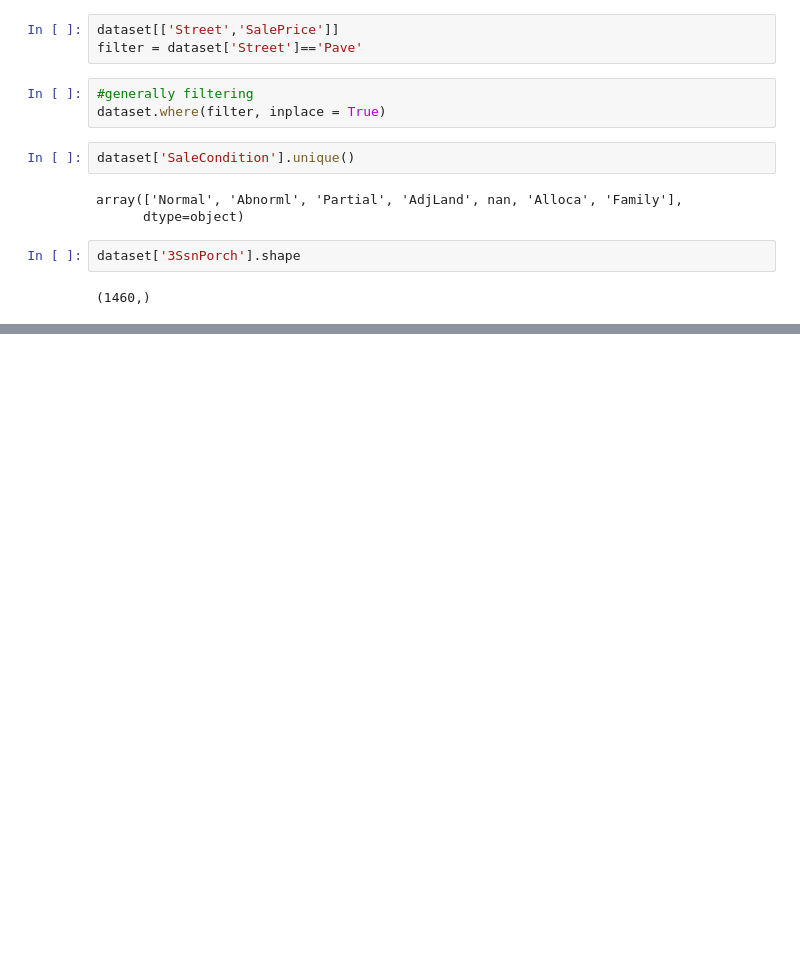
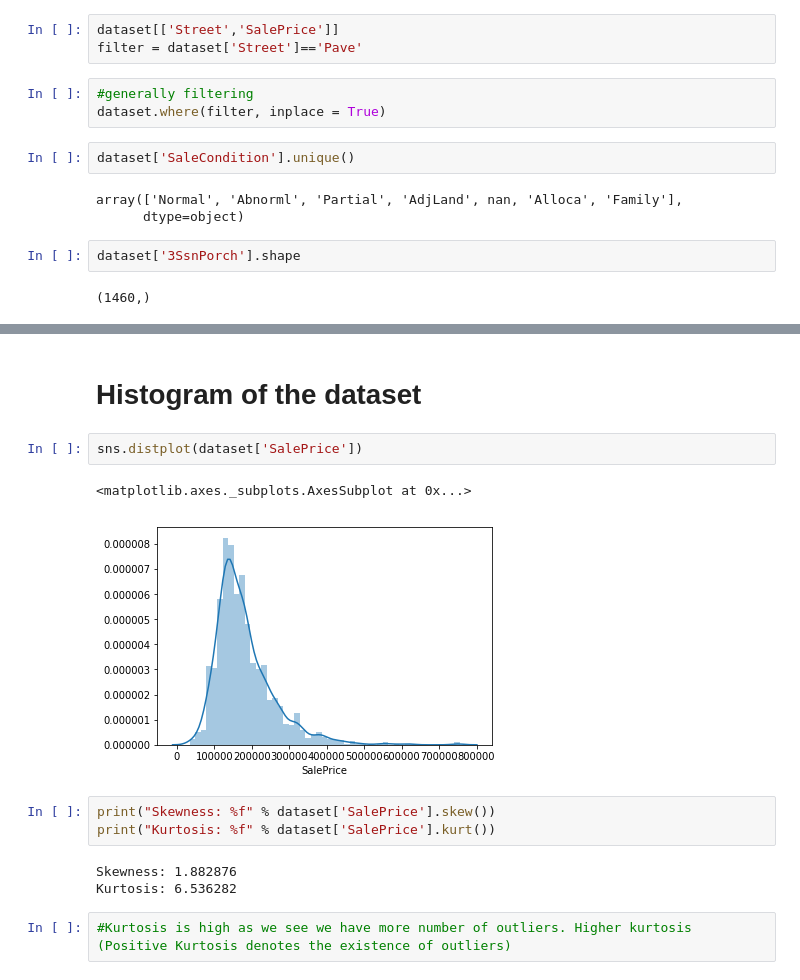
Before and after one commit to vmsgiridhar/AI2019, a Jupyter notebook: Part2-Regression/Practice/HousePrices_Practice1.ipynb, the cells around one changed output, grey strips where cells are left out. Cells and saved outputs as stored; diff of their text form; blank space fills up the shorter version.

Commit message:
Update as on 22 of Jan, 2020
Analysing SalePrice and the relation with few important independent variables

```diff
--- a/Part2-Regression/Practice/HousePrices_Practice1.ipynb
+++ b/Part2-Regression/Practice/HousePrices_Practice1.ipynb
@@ -139,0 +152,15 @@ dataset['3SsnPorch'].shape
+# %% [markdown]
+# Histogram of the dataset
+# %%
+sns.distplot(dataset['SalePrice'])
+# %% [output]
+<matplotlib.axes._subplots.AxesSubplot at 0x...>
+[figure, added]
+# %%
+print("Skewness: %f" % dataset['SalePrice'].skew())
+print("Kurtosis: %f" % dataset['SalePrice'].kurt())
+# %% [output]
+Skewness: 1.882876
+Kurtosis: 6.536282
+# %%
+#Kurtosis is high as we see we have more number of outliers. Higher kurtosis (Positive Kurtosis denotes the existence of outliers)
```
Also changed, not shown: parts of 16 cells of this notebook, 2 other files.
